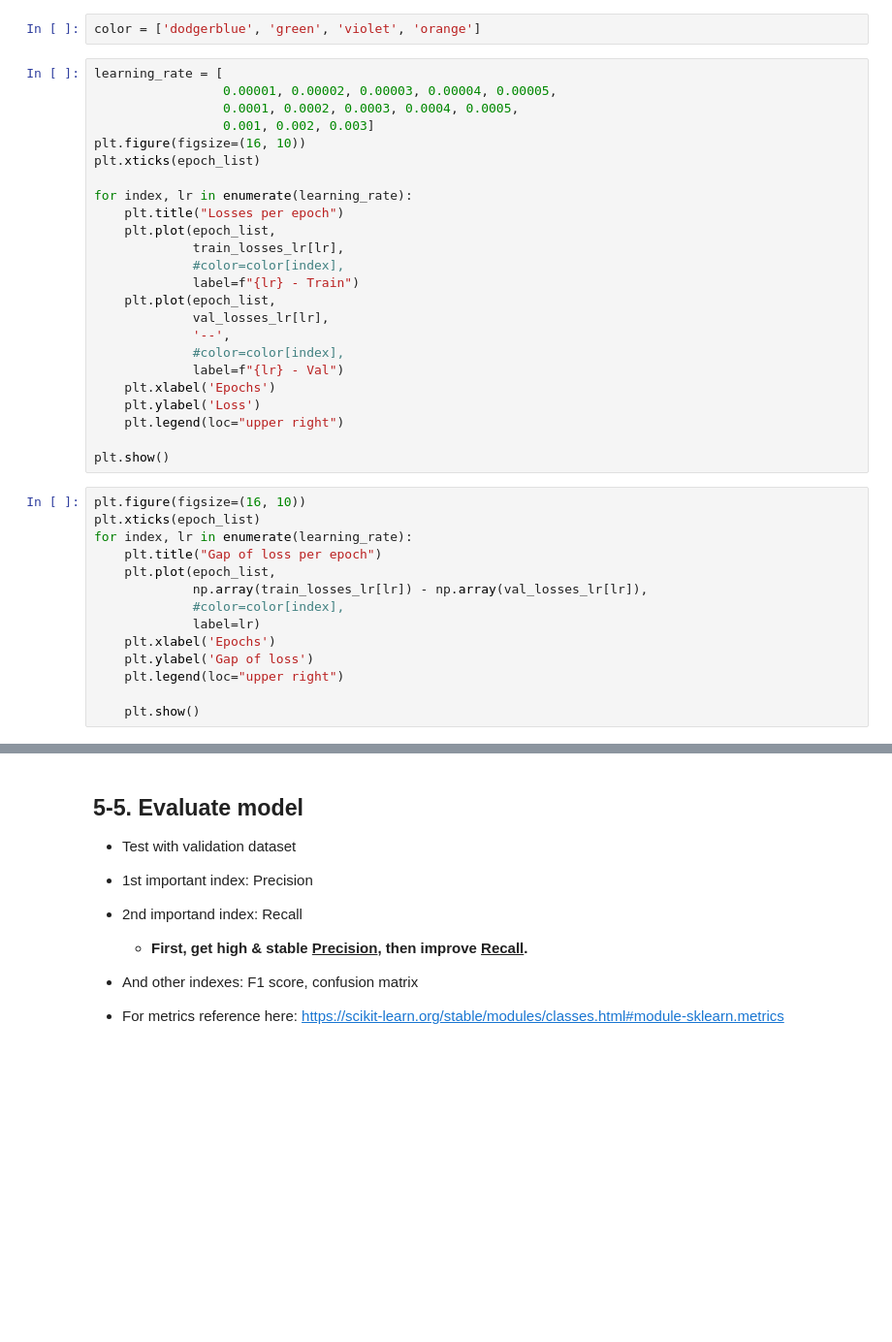
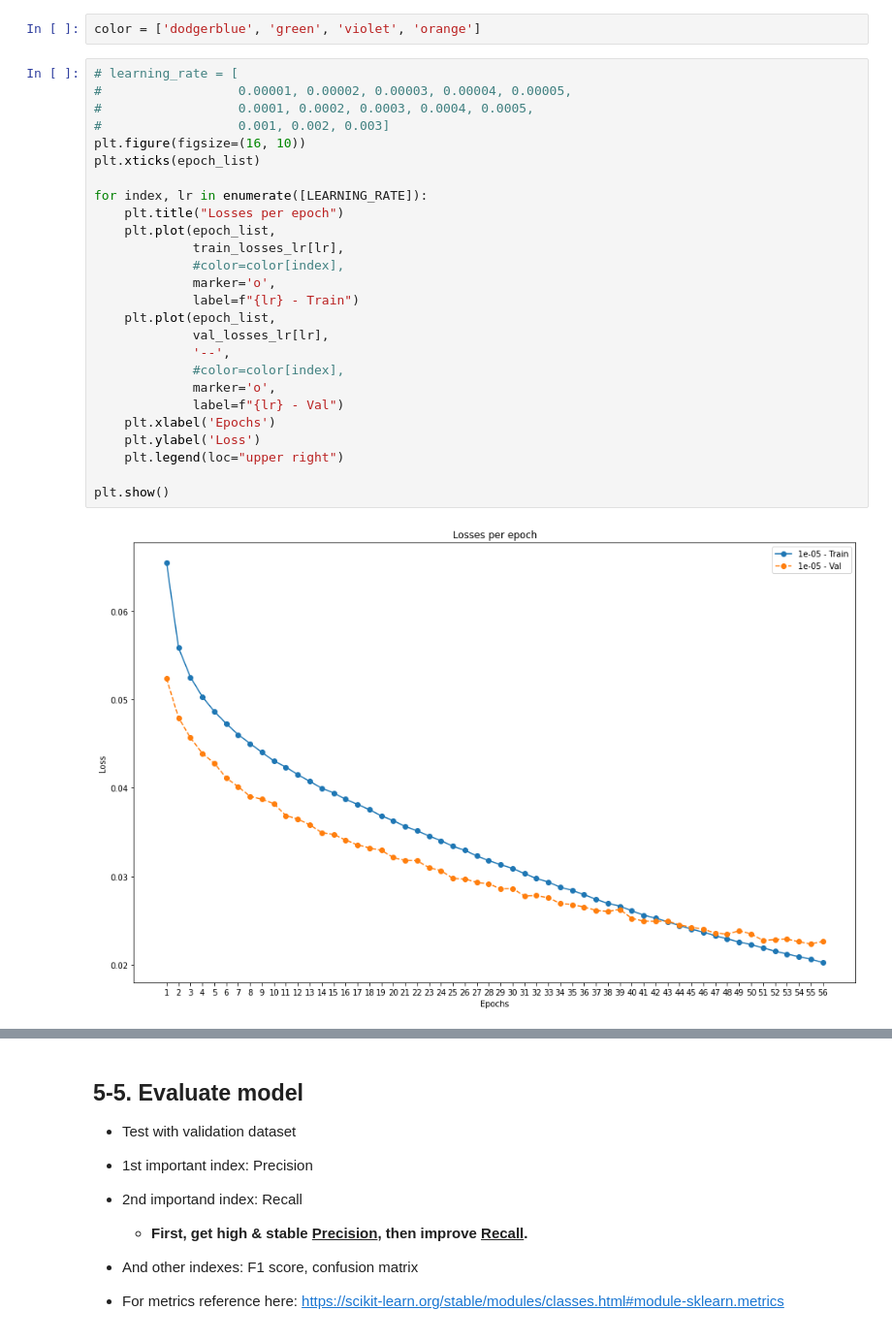
Before and after one commit to circlin-dev/feed_autolabeler, a Jupyter notebook: train_evaluation(image)(46class).ipynb, the cells around one changed output, grey strips where cells are left out. Shown at 97% size. Drawn from its saved outputs; the diff is of its cells as text; blank space fills up the shorter version.

```diff
--- a/train_evaluation(image)(46class).ipynb
+++ b/train_evaluation(image)(46class).ipynb
@@ -547,40 +547,30 @@ Epoch: 52, Training Loss:  0.024260545149445534
 # %%
 color = ['dodgerblue', 'green', 'violet', 'orange']
 # %%
-learning_rate = [
-                 0.00001, 0.00002, 0.00003, 0.00004, 0.00005,
-                 0.0001, 0.0002, 0.0003, 0.0004, 0.0005,
-                 0.001, 0.002, 0.003]
+# learning_rate = [
+#                  0.00001, 0.00002, 0.00003, 0.00004, 0.00005,
+#                  0.0001, 0.0002, 0.0003, 0.0004, 0.0005,
+#                  0.001, 0.002, 0.003]
 plt.figure(figsize=(16, 10))
 plt.xticks(epoch_list)
 
-for index, lr in enumerate(learning_rate):
+for index, lr in enumerate([LEARNING_RATE]):
     plt.title("Losses per epoch")
     plt.plot(epoch_list,
              train_losses_lr[lr],
              #color=color[index],
+             marker='o',
              label=f"{lr} - Train")
     plt.plot(epoch_list,
              val_losses_lr[lr],
              '--',
              #color=color[index],
+             marker='o',
              label=f"{lr} - Val")
     plt.xlabel('Epochs')
     plt.ylabel('Loss')
     plt.legend(loc="upper right")
 
 plt.show()
+# %% [output]
+[figure, added]
-# %%
-plt.figure(figsize=(16, 10))
-plt.xticks(epoch_list)
-for index, lr in enumerate(learning_rate):
-    plt.title("Gap of loss per epoch")
-    plt.plot(epoch_list,
-             np.array(train_losses_lr[lr]) - np.array(val_losses_lr[lr]),
-             #color=color[index],
-             label=lr)
-    plt.xlabel('Epochs')
-    plt.ylabel('Gap of loss')
-    plt.legend(loc="upper right")
-
-    plt.show()
```
Also changed, not shown: parts of 43 cells of this notebook, 2 other files.
